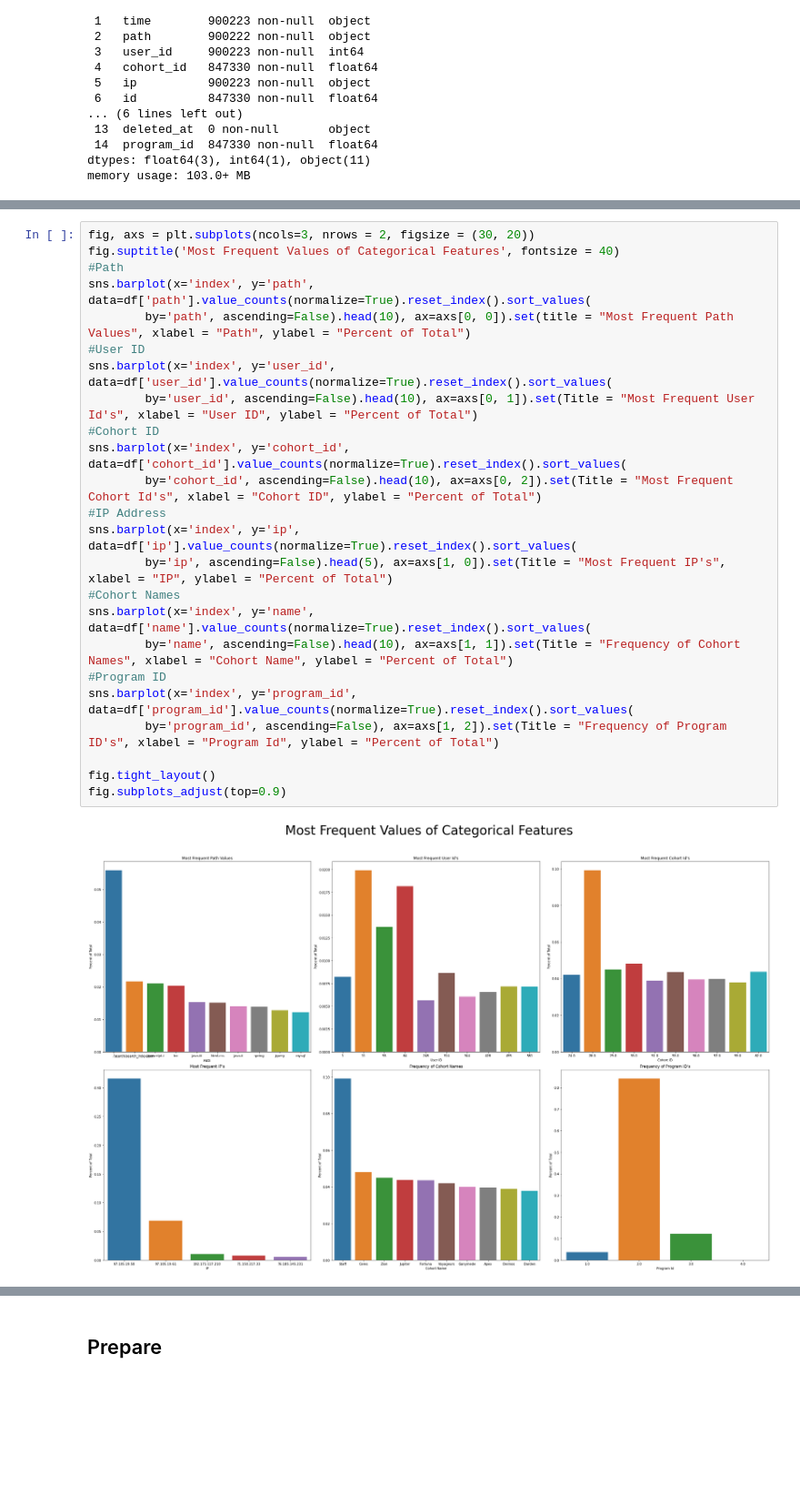
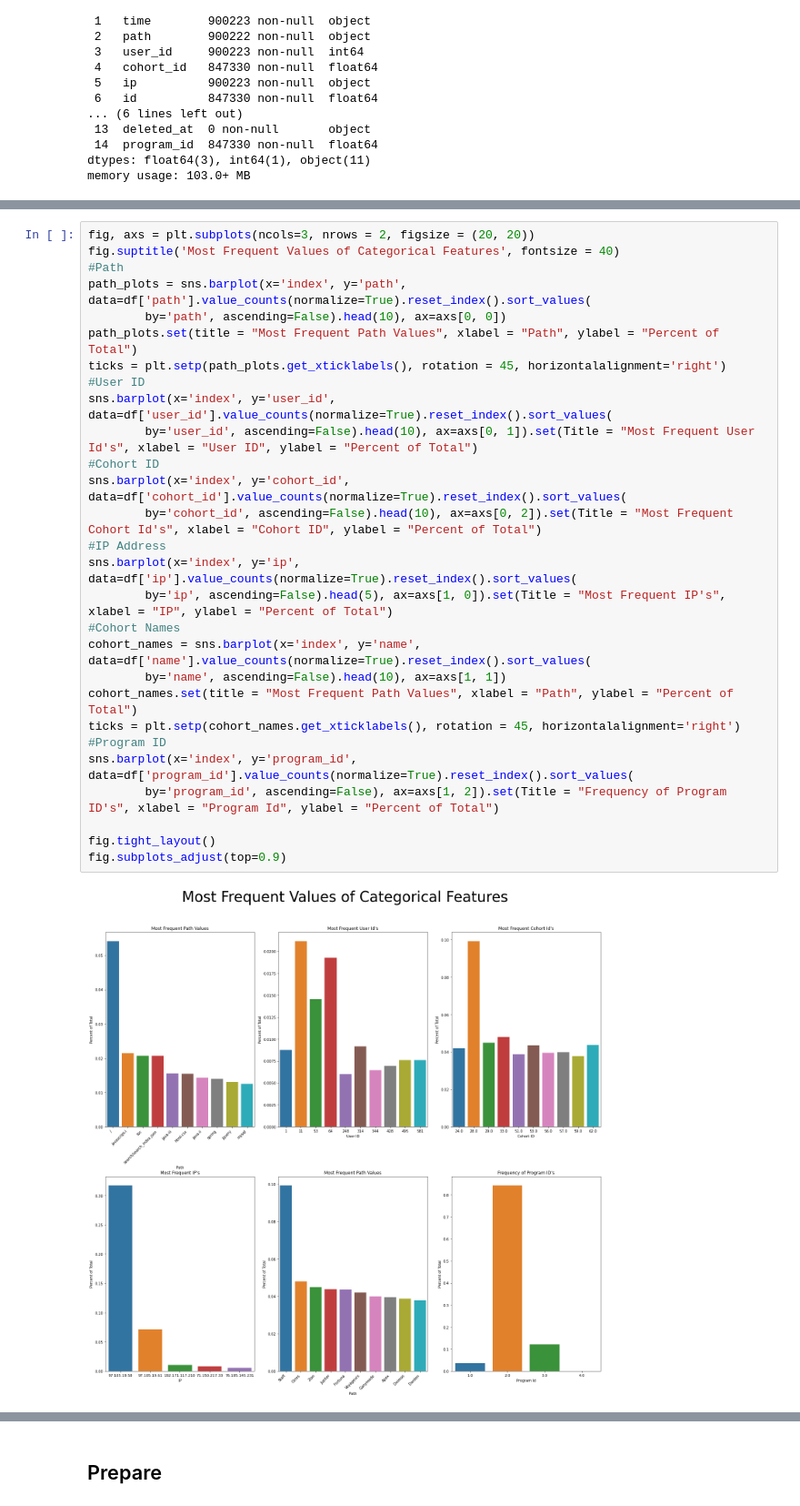
Before and after one commit to malachi-hale/anomaly-detection-project, a Jupyter notebook: Main_Notebook.ipynb, the cells around one changed output, grey strips where cells are left out. Shown at 91% size. Saved outputs shown, nothing was run; the diff lists cells and outputs as text; blank space fills up the shorter version.

```diff
--- a/Main_Notebook.ipynb
+++ b/Main_Notebook.ipynb
@@ -107,26 +127,30 @@ memory usage: 103.0+ MB
 # %%
-fig, axs = plt.subplots(ncols=3, nrows = 2, figsize = (30, 20))
+fig, axs = plt.subplots(ncols=3, nrows = 2, figsize = (20, 20))
 fig.suptitle('Most Frequent Values of Categorical Features', fontsize = 40)
 #Path
-sns.barplot(x='index', y='path', data=df['path'].value_counts(normalize=True).reset_index().sort_values(
-        by='path', ascending=False).head(10), ax=axs[0, 0]).set(title = "Most Frequent Path Values", xlabel = "Path", ylabel = "Percent of Total")
+path_plots = sns.barplot(x='index', y='path', data=df['path'].value_counts(normalize=True).reset_index().sort_values(
+        by='path', ascending=False).head(10), ax=axs[0, 0])
+path_plots.set(title = "Most Frequent Path Values", xlabel = "Path", ylabel = "Percent of Total")
+ticks = plt.setp(path_plots.get_xticklabels(), rotation = 45, horizontalalignment='right')
 #User ID
 sns.barplot(x='index', y='user_id', data=df['user_id'].value_counts(normalize=True).reset_index().sort_values(
         by='user_id', ascending=False).head(10), ax=axs[0, 1]).set(Title = "Most Frequent User Id's", xlabel = "User ID", ylabel = "Percent of Total")
 #Cohort ID
 sns.barplot(x='index', y='cohort_id', data=df['cohort_id'].value_counts(normalize=True).reset_index().sort_values(
         by='cohort_id', ascending=False).head(10), ax=axs[0, 2]).set(Title = "Most Frequent Cohort Id's", xlabel = "Cohort ID", ylabel = "Percent of Total")
 #IP Address
 sns.barplot(x='index', y='ip', data=df['ip'].value_counts(normalize=True).reset_index().sort_values(
         by='ip', ascending=False).head(5), ax=axs[1, 0]).set(Title = "Most Frequent IP's", xlabel = "IP", ylabel = "Percent of Total")
 #Cohort Names
-sns.barplot(x='index', y='name', data=df['name'].value_counts(normalize=True).reset_index().sort_values(
-        by='name', ascending=False).head(10), ax=axs[1, 1]).set(Title = "Frequency of Cohort Names", xlabel = "Cohort Name", ylabel = "Percent of Total")
+cohort_names = sns.barplot(x='index', y='name', data=df['name'].value_counts(normalize=True).reset_index().sort_values(
+        by='name', ascending=False).head(10), ax=axs[1, 1])
+cohort_names.set(title = "Most Frequent Path Values", xlabel = "Path", ylabel = "Percent of Total")
+ticks = plt.setp(cohort_names.get_xticklabels(), rotation = 45, horizontalalignment='right')
 #Program ID
 sns.barplot(x='index', y='program_id', data=df['program_id'].value_counts(normalize=True).reset_index().sort_values(
         by='program_id', ascending=False), ax=axs[1, 2]).set(Title = "Frequency of Program ID's", xlabel = "Program Id", ylabel = "Percent of Total")
 
 fig.tight_layout()
 fig.subplots_adjust(top=0.9)
 # %% [output]
-[figure, old version]
+[figure, new version]
```
Also changed, not shown: parts of 170 cells of this notebook, 1 other file.
